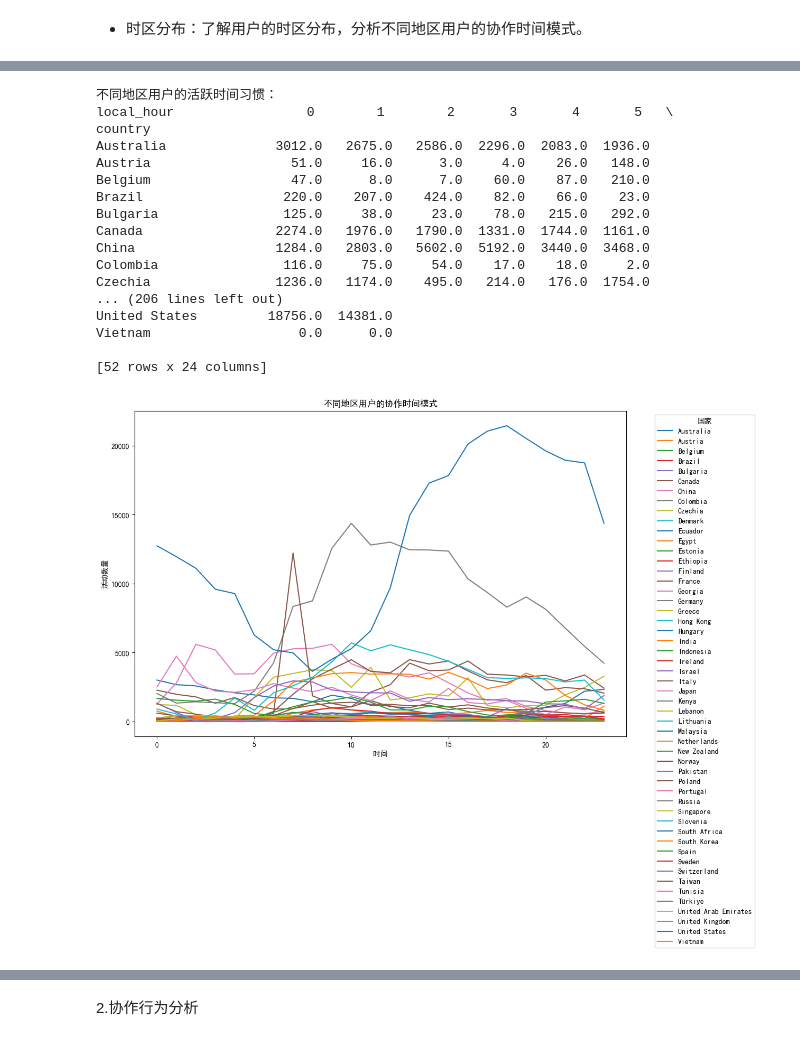
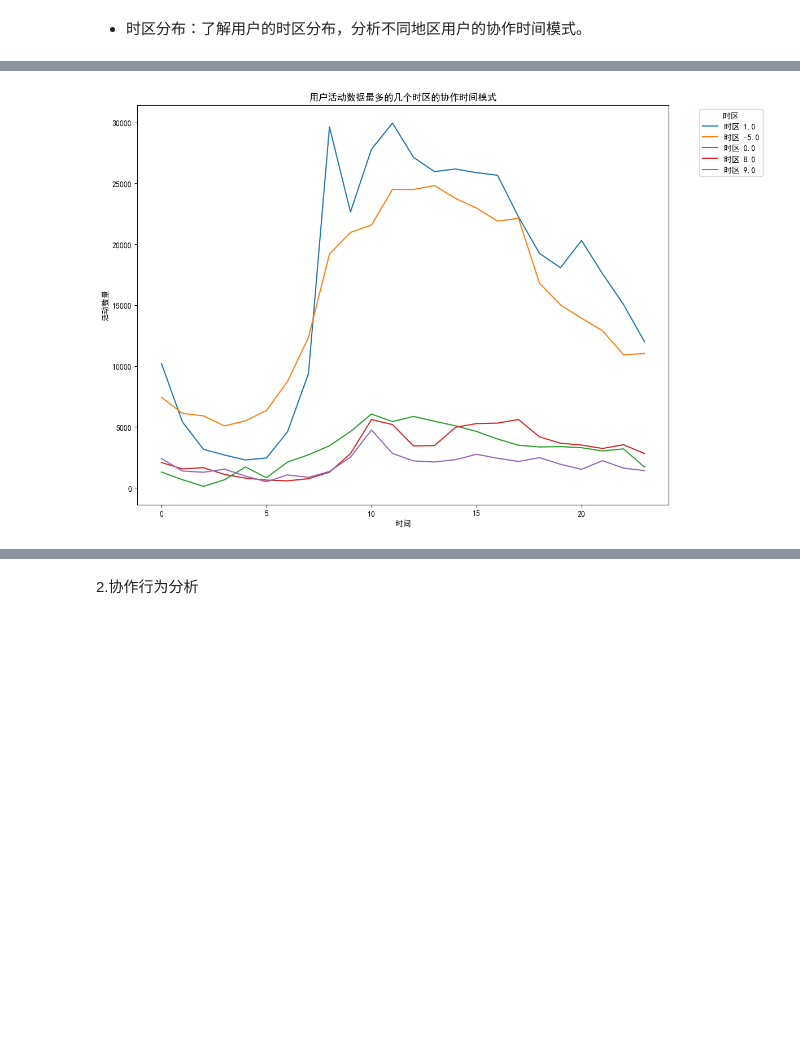
Before and after one commit to WuTong-ww/Intro_Theory, a Jupyter notebook: hw12/hw12.ipynb, the cells around one changed output, grey strips where cells are left out. Saved outputs shown, nothing was run; the diff lists cells and outputs as text; code cells hidden in the pictures; blank space fills up the shorter version.

```diff
--- a/hw12/hw12.ipynb
+++ b/hw12/hw12.ipynb
@@ -105,49 +207,17 @@ Name: name, dtype: int64
 # %%
-import pandas as pd
-import matplotlib.pyplot as plt
+# 找出用户活动数据最多的几个时区
+most_active_timezones = activity_pattern.sum(axis=1).nlargest(5).index
 
-# 读取 CSV 文件
-df = pd.read_csv('users_combined_info_500.csv')
+# 绘制用户活动数据最多的几个时区的协作时间模式图
+plt.figure(figsize=(12, 8))
+for timezone in most_active_timezones:
+    plt.plot(activity_pattern.columns, activity_pattern.loc[timezone], label=f'时区 {timezone}')
 
-# 将 event_time 列转换为 datetime 对象
-df['event_time'] = pd.to_datetime(df['event_time'])
-
-# 提取小时信息
-df['local_hour'] = df['event_time'].dt.hour
-
-# 按时区和小时统计用户活动
-activity_pattern = df.groupby(['country', 'local_hour']).size().unstack().fillna(0)
-
-# 打印不同地区用户的活跃时间习惯
-print("不同地区用户的活跃时间习惯：")
-print(activity_pattern)
-
-# 绘制不同地区用户的协作时间模式图
-plt.figure(figsize=(12, 8))
-for country in activity_pattern.index:
-    plt.plot(activity_pattern.columns, activity_pattern.loc[country], label=country)
-
-plt.title('不同地区用户的协作时间模式')
+plt.title('用户活动数据最多的几个时区的协作时间模式')
 plt.xlabel('时间')
 plt.ylabel('活动数量')
-plt.legend(title='国家', bbox_to_anchor=(1.05, 1), loc='upper left')
+plt.legend(title='时区', bbox_to_anchor=(1.05, 1), loc='upper left')
+plt.tight_layout()
 plt.show()
 # %% [output]
-不同地区用户的活跃时间习惯：
-local_hour                 0        1        2       3       4       5   \
-country
-Australia              3012.0   2675.0   2586.0  2296.0  2083.0  1936.0
-Austria                  51.0     16.0      3.0     4.0    26.0   148.0
-Belgium                  47.0      8.0      7.0    60.0    87.0   210.0
-Brazil                  220.0    207.0    424.0    82.0    66.0    23.0
-Bulgaria                125.0     38.0     23.0    78.0   215.0   292.0
-Canada                 2274.0   1976.0   1790.0  1331.0  1744.0  1161.0
-China                  1284.0   2803.0   5602.0  5192.0  3440.0  3468.0
-Colombia                116.0     75.0     54.0    17.0    18.0     2.0
-Czechia                1236.0   1174.0    495.0   214.0   176.0  1754.0
-... (206 lines left out)
-United States         18756.0  14381.0
-Vietnam                   0.0      0.0
-
-[52 rows x 24 columns]
-[figure, old version]
+[figure, new version]
```
Also changed, not shown: parts of 4 cells of this notebook, 1 other file.
